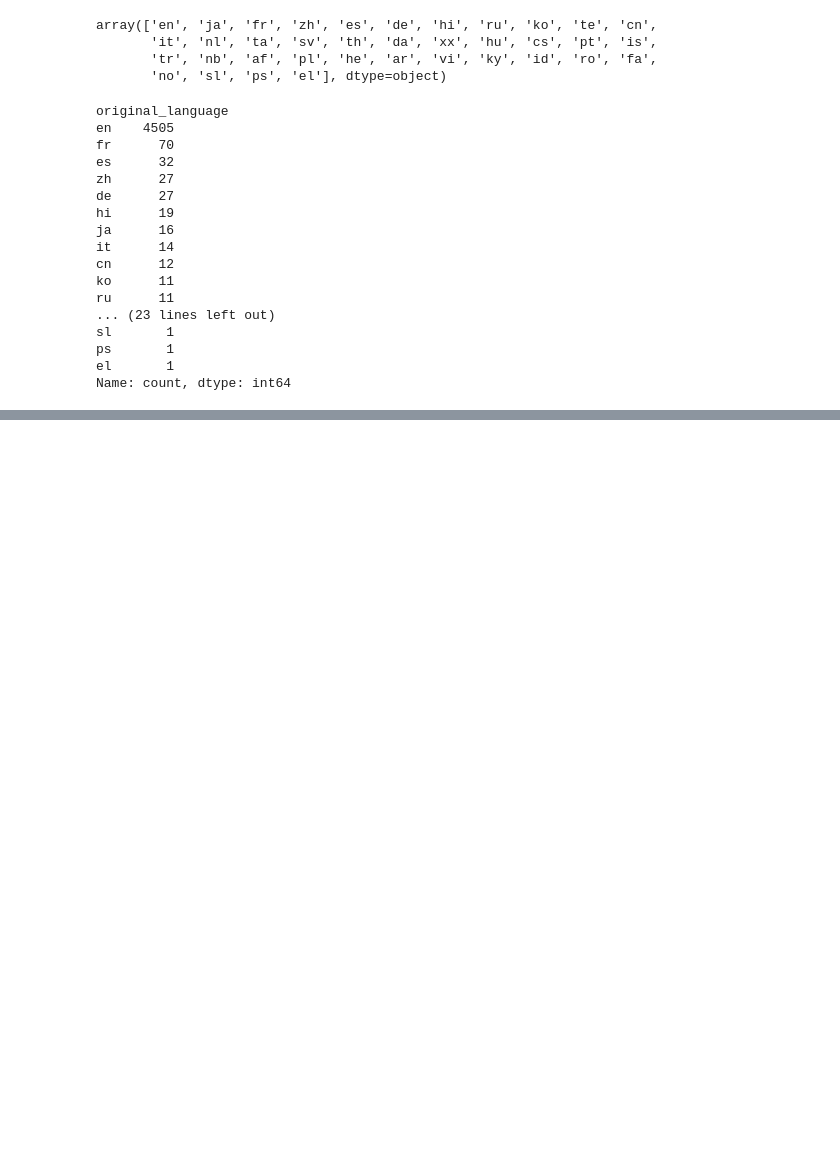
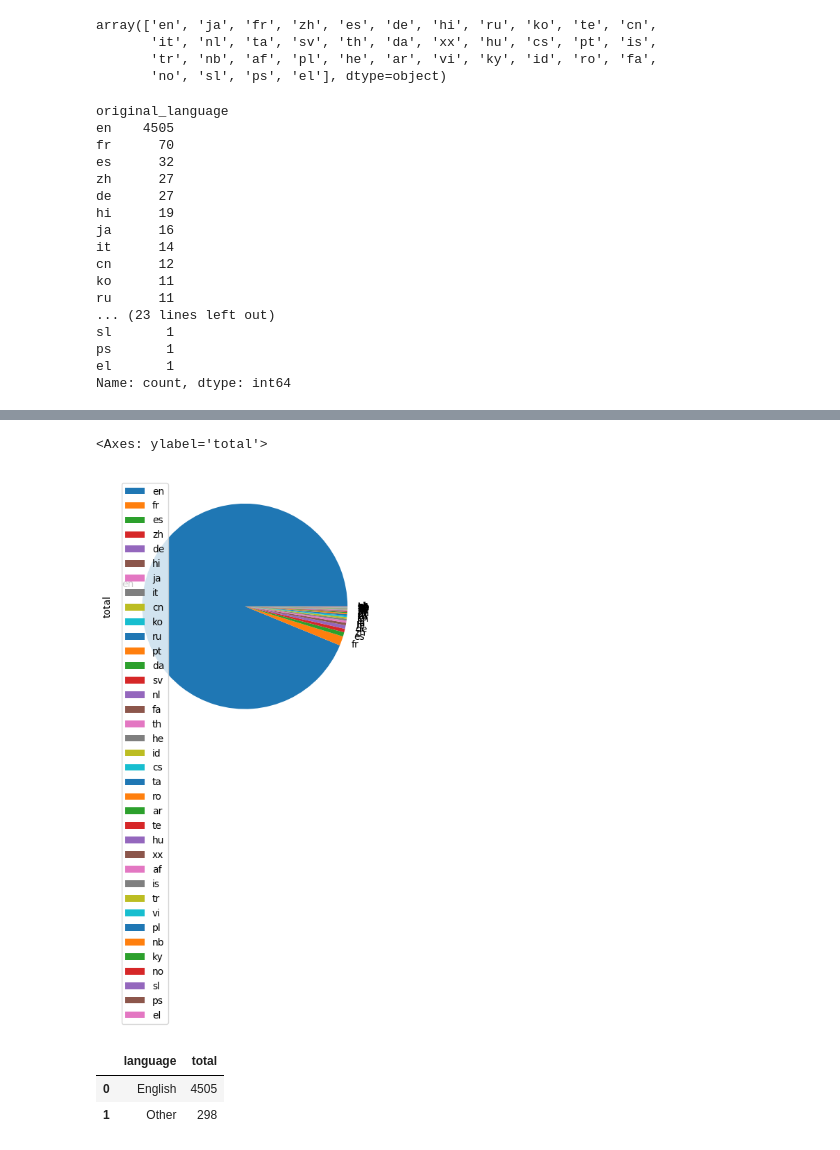
Before and after one commit to AdrielHigor/ds_learning, a Jupyter notebook: tmdb_movie_analysis.ipynb, the cells around one changed output, grey strips where cells are left out. Drawn from its saved outputs; the diff is of its cells as text; code cells hidden in the pictures; blank space fills up the shorter version.

```diff
--- a/tmdb_movie_analysis.ipynb
+++ b/tmdb_movie_analysis.ipynb
@@ -69,0 +119,23 @@ Name: count, dtype: int64
+# %%
+# ☠️
+
+original_language_frame.plot(kind="pie", y="total", labels=original_language_frame["original_language"])
+# %% [output]
+<Axes: ylabel='total'>
+[figure, added]
+# %%
+total_english_movies = original_language_counts["en"]
+total_all_movies = original_language_counts.sum()
+total_all_but_english_movies = total_all_movies - total_english_movies
+
+language_data = {
+    "language": ["English", "Other"],
+    "total": [total_english_movies, total_all_but_english_movies]
+}
+
+language_frame = pd.DataFrame(language_data)
+language_frame
+# %% [output]
+|  | language | total |
+| 0 | English | 4505 |
+| 1 | Other | 298 |
```
Also changed, not shown: parts of 11 cells of this notebook, 1 other file.
